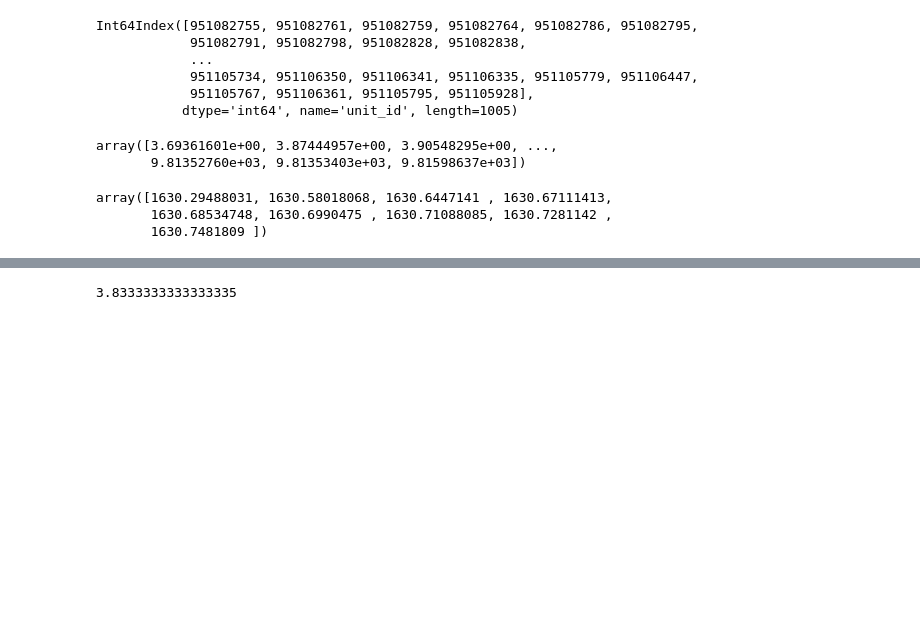
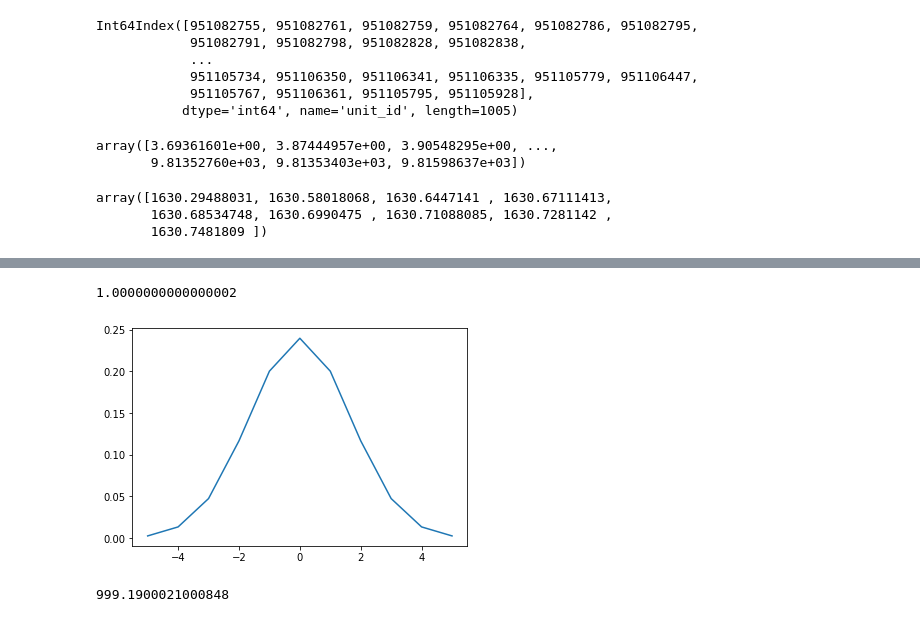
Before and after one commit to m-nolan/asdk-net, a Jupyter notebook: AIBS_Ephys_Data_Load.ipynb, the cells around one changed output, grey strips where cells are left out. Drawn from its saved outputs; the diff is of its cells as text; code cells hidden in the pictures; blank space fills up the shorter version.

```diff
--- a/AIBS_Ephys_Data_Load.ipynb
+++ b/AIBS_Ephys_Data_Load.ipynb
@@ -200,4 +367,0 @@ array([1630.29488031, 1630.58018068, 1630.6447141 , 1630.67111413,
-# %%
-23/6
-# %% [output]
-3.8333333333333335
@@ -203,0 +411,18 @@ array([1630.29488031, 1630.58018068, 1630.6447141 , 1630.67111413,
+# %%
+kernel_width = .01
+bin_size = .001
+kernel_param = kernel_width/bin_size
+sigma = kernel_param/6.
+edges = np.arange(-3*sigma,3*sigma+1,1)
+kernel = sp.stats.norm.pdf(edges,0, sigma) #Use a gaussian function
+kernel = kernel/sum(kernel)
+# %%
+plt.plot(edges,kernel/sum(kernel))
+print(sum(kernel))
+# %% [output]
+1.0000000000000002
+[figure, added]
+# %%
+sum(kernel)
+# %% [output]
+999.1900021000848
```
Also changed, not shown: parts of 49 cells of this notebook.
